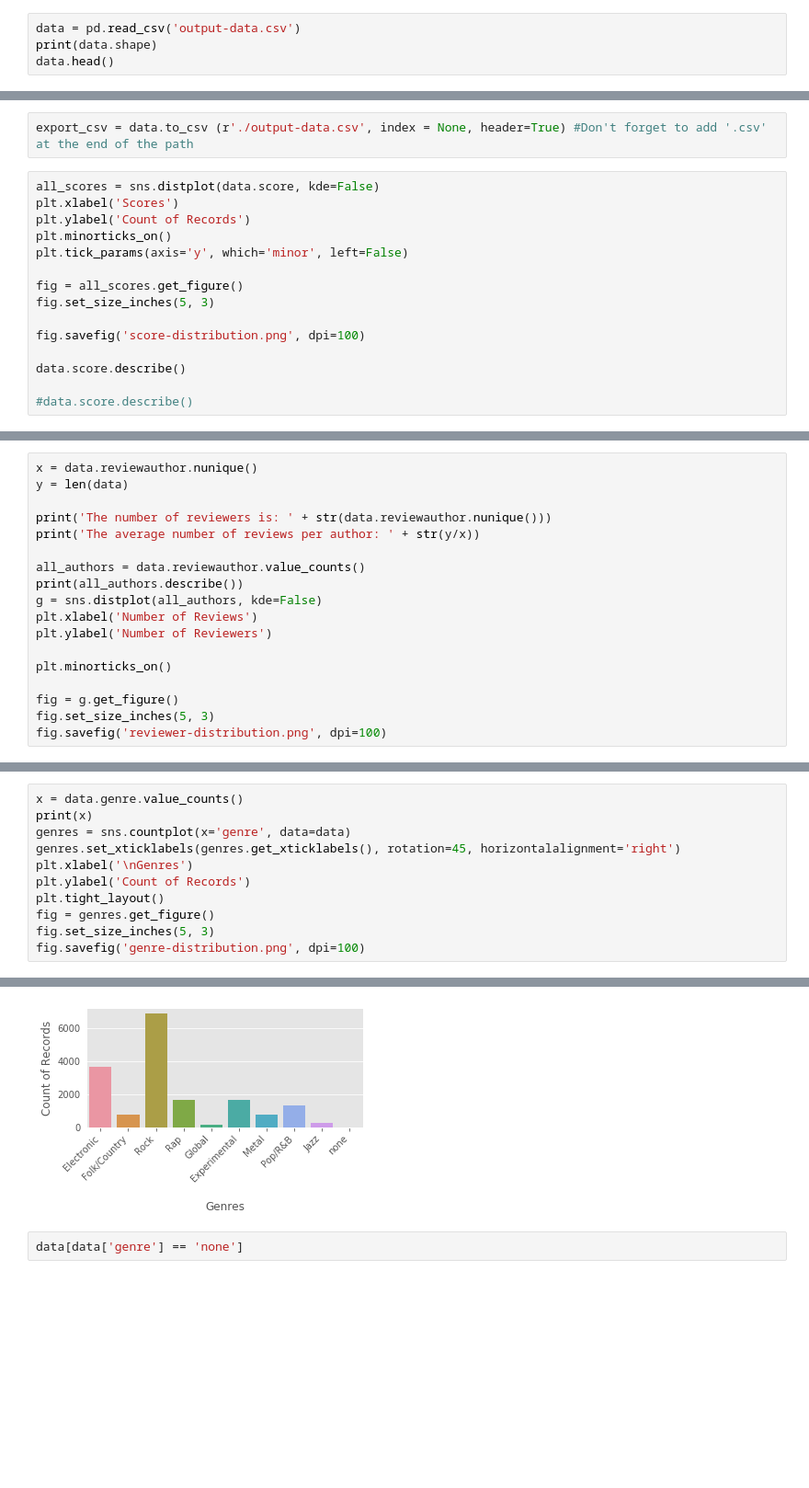
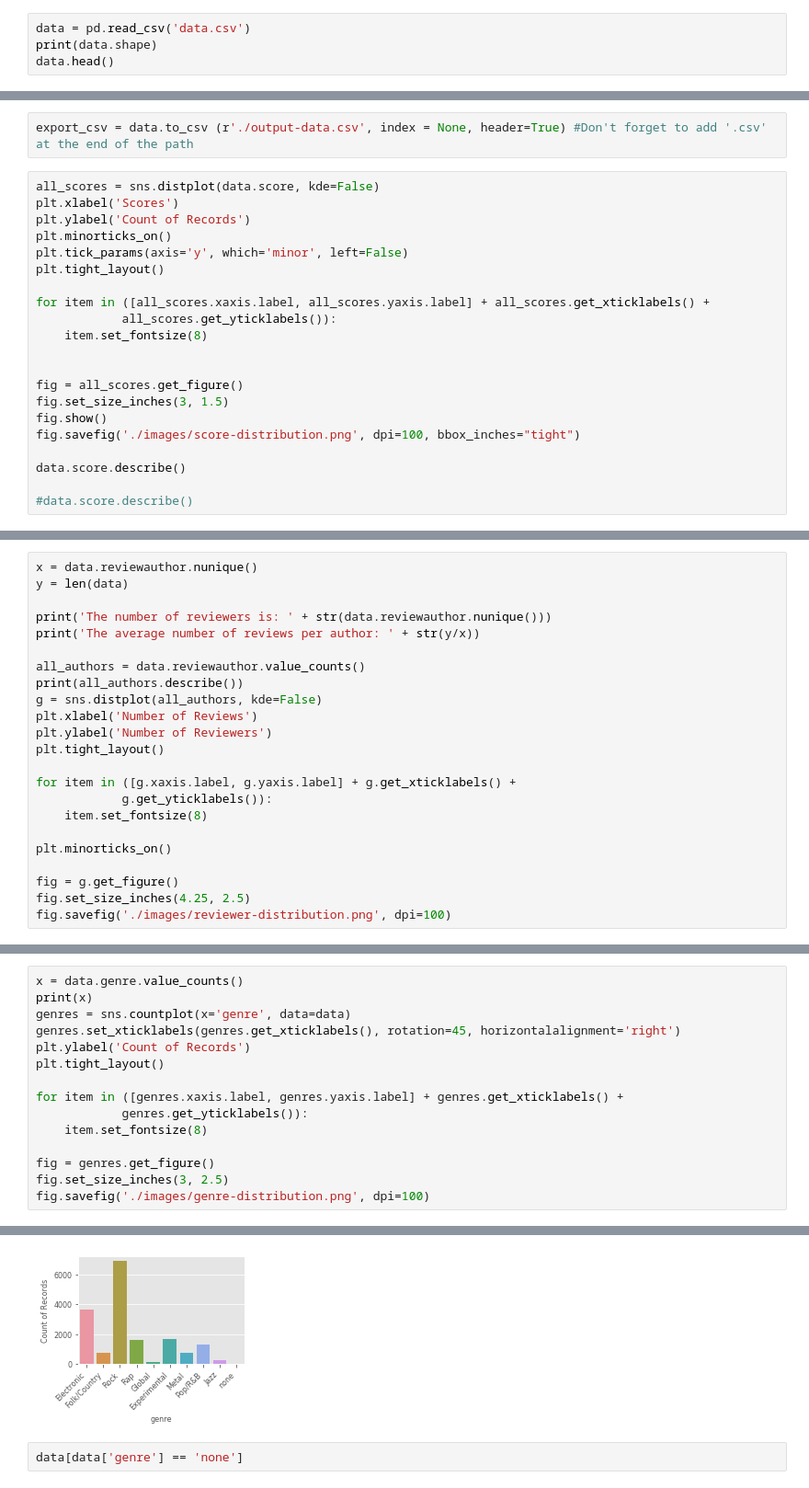
Before and after one commit to cuinfoscience/objectively-reviewed, a Jupyter notebook: figures-and-statistics/stats.ipynb, the cells around one changed output, grey strips where cells are left out. Shown at 92% size. Cells and saved outputs as stored; diff of their text form; blank space fills up the shorter version.

```diff
--- a/figures-and-statistics/stats.ipynb
+++ b/figures-and-statistics/stats.ipynb
@@ -9,7 +9,7 @@ from matplotlib import pyplot
 
 plt.style.use('ggplot')
 # %%
-data = pd.read_csv('output-data.csv')
+data = pd.read_csv('data.csv')
 print(data.shape)
 data.head()
 # %% [output]
@@ -98,11 +99,17 @@ plt.xlabel('Scores')
 plt.ylabel('Count of Records')
 plt.minorticks_on()
 plt.tick_params(axis='y', which='minor', left=False)
+plt.tight_layout()
+
+for item in ([all_scores.xaxis.label, all_scores.yaxis.label] + all_scores.get_xticklabels() +
+            all_scores.get_yticklabels()):
+    item.set_fontsize(8)
+
 
 fig = all_scores.get_figure()
-fig.set_size_inches(5, 3)
-
-fig.savefig('score-distribution.png', dpi=100)
+fig.set_size_inches(3, 1.5)
+fig.show()
+fig.savefig('./images/score-distribution.png', dpi=100, bbox_inches="tight")
 
 data.score.describe()
 
@@ -130,12 +137,17 @@ print(all_authors.describe())
 g = sns.distplot(all_authors, kde=False)
 plt.xlabel('Number of Reviews')
 plt.ylabel('Number of Reviewers')
+plt.tight_layout()
+
+for item in ([g.xaxis.label, g.yaxis.label] + g.get_xticklabels() +
+            g.get_yticklabels()):
+    item.set_fontsize(8)
 
 plt.minorticks_on()
 
 fig = g.get_figure()
-fig.set_size_inches(5, 3)
-fig.savefig('reviewer-distribution.png', dpi=100)
+fig.set_size_inches(4.25, 2.5)
+fig.savefig('./images/reviewer-distribution.png', dpi=100)
 # %% [output]
 The number of reviewers is: 564
 The average number of reviews per author: 32.62943262411348
@@ -183,27 +170,31 @@ Name: reviewauthor, dtype: int64
 # %%
 x = data.genre.value_counts()
 print(x)
 genres = sns.countplot(x='genre', data=data)
 genres.set_xticklabels(genres.get_xticklabels(), rotation=45, horizontalalignment='right')
-plt.xlabel('\nGenres')
 plt.ylabel('Count of Records')
 plt.tight_layout()
+
+for item in ([genres.xaxis.label, genres.yaxis.label] + genres.get_xticklabels() +
+            genres.get_yticklabels()):
+    item.set_fontsize(8)
+
 fig = genres.get_figure()
-fig.set_size_inches(5, 3)
-fig.savefig('genre-distribution.png', dpi=100)
+fig.set_size_inches(3, 2.5)
+fig.savefig('./images/genre-distribution.png', dpi=100)
 # %% [output]
 Rock            6879
 Electronic      3659
 Experimental    1669
 Rap             1644
 Pop/R&B         1298
 Metal            762
 Folk/Country     748
 Jazz             282
 Global           162
 none              11
 Name: genre, dtype: int64
-[figure, old version]
+[figure, new version]
 # %%
 data[data['genre'] == 'none']
 # %% [output]
```
Also changed, not shown: parts of 16 cells of this notebook, 6 other files.
